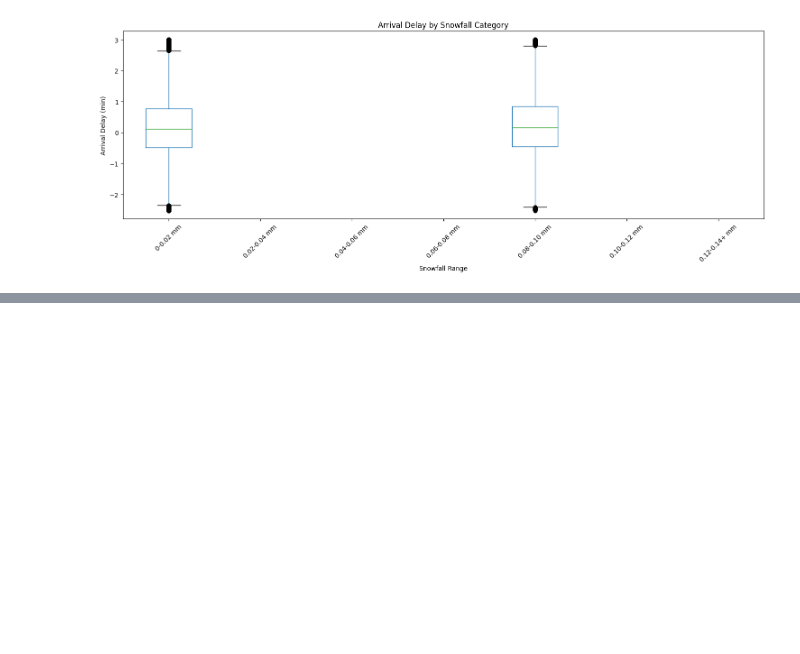
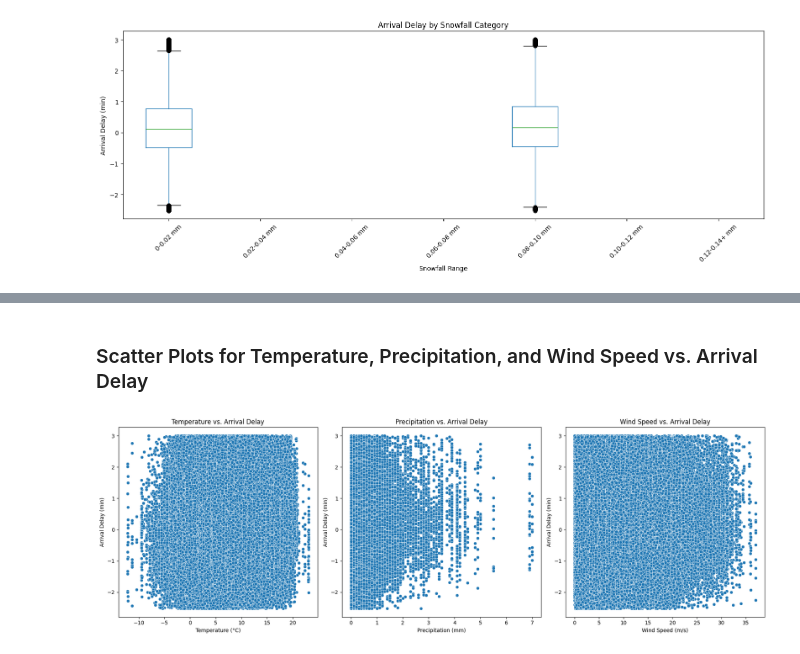
Before and after one commit to Bettomatt/CIP_FS25_211, a Jupyter notebook: scripts/visualizations_part3.ipynb, the cells around one changed output, grey strips where cells are left out. Saved outputs shown, nothing was run; the diff lists cells and outputs as text; code cells hidden in the pictures; blank space fills up the shorter version.

```diff
--- a/scripts/visualizations_part3.ipynb
+++ b/scripts/visualizations_part3.ipynb
@@ -223,0 +272,24 @@ plt.show()
+# %% [markdown]
+### Scatter Plots for Temperature, Precipitation, and Wind Speed vs. Arrival Delay
+# %%
+fig, axes = plt.subplots(1, 3, figsize=(18, 6))
+
+sns.scatterplot(data=data_no_nan, x="temperature_2m", y="arrival_delay_min", ax=axes[0])
+axes[0].set_title("Temperature vs. Arrival Delay")
+axes[0].set_xlabel("Temperature (°C)")
+axes[0].set_ylabel("Arrival Delay (min)")
+
+sns.scatterplot(data=data_no_nan, x="precipitation", y="arrival_delay_min", ax=axes[1])
+axes[1].set_title("Precipitation vs. Arrival Delay")
+axes[1].set_xlabel("Precipitation (mm)")
+axes[1].set_ylabel("Arrival Delay (min)")
+
+sns.scatterplot(data=data_no_nan, x="wind_speed_10m", y="arrival_delay_min", ax=axes[2])
+axes[2].set_title("Wind Speed vs. Arrival Delay")
+axes[2].set_xlabel("Wind Speed (m/s)")
+axes[2].set_ylabel("Arrival Delay (min)")
+
+plt.tight_layout()
+plt.show()
+# %% [output]
+[figure, added]
```
Also changed, not shown: parts of 20 cells of this notebook.
